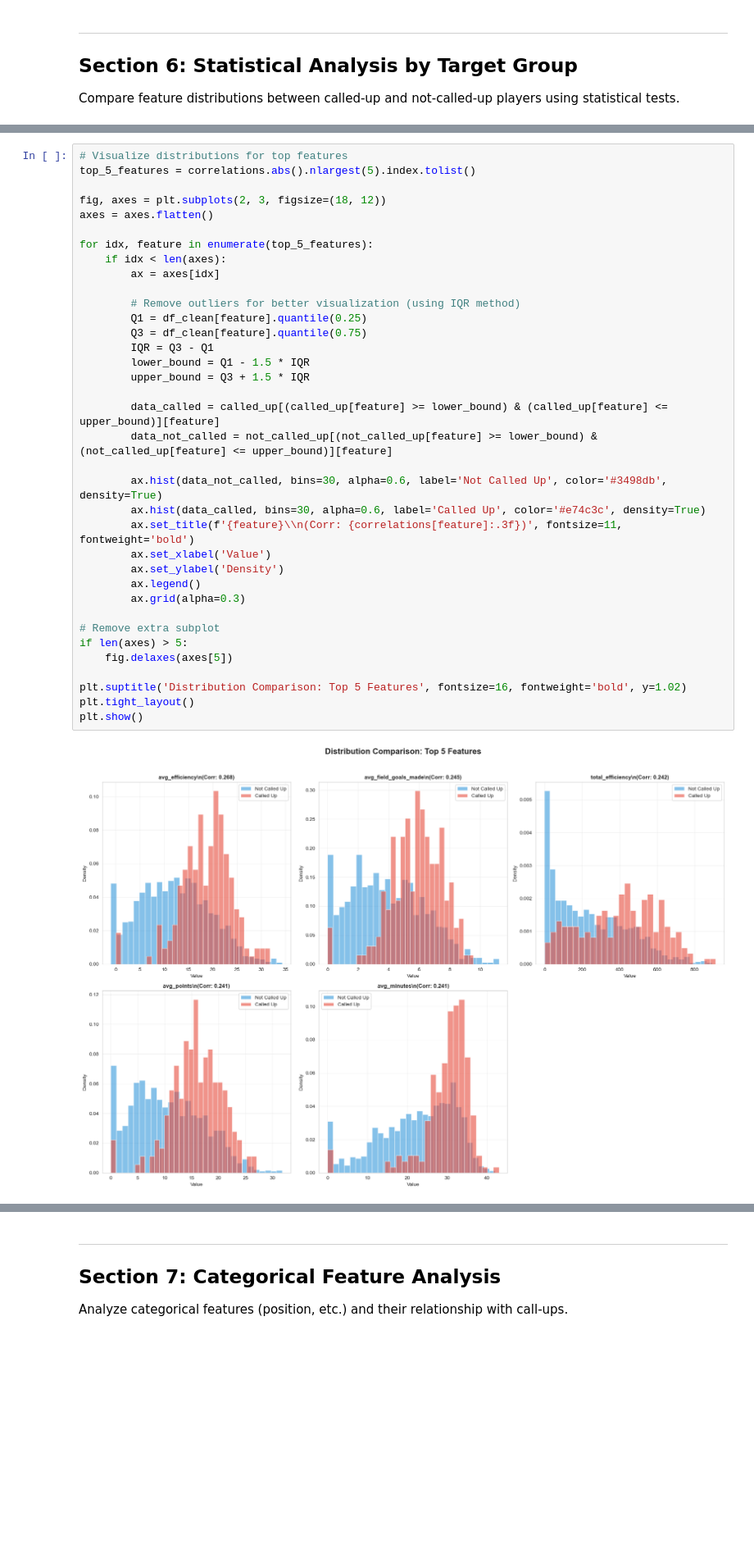
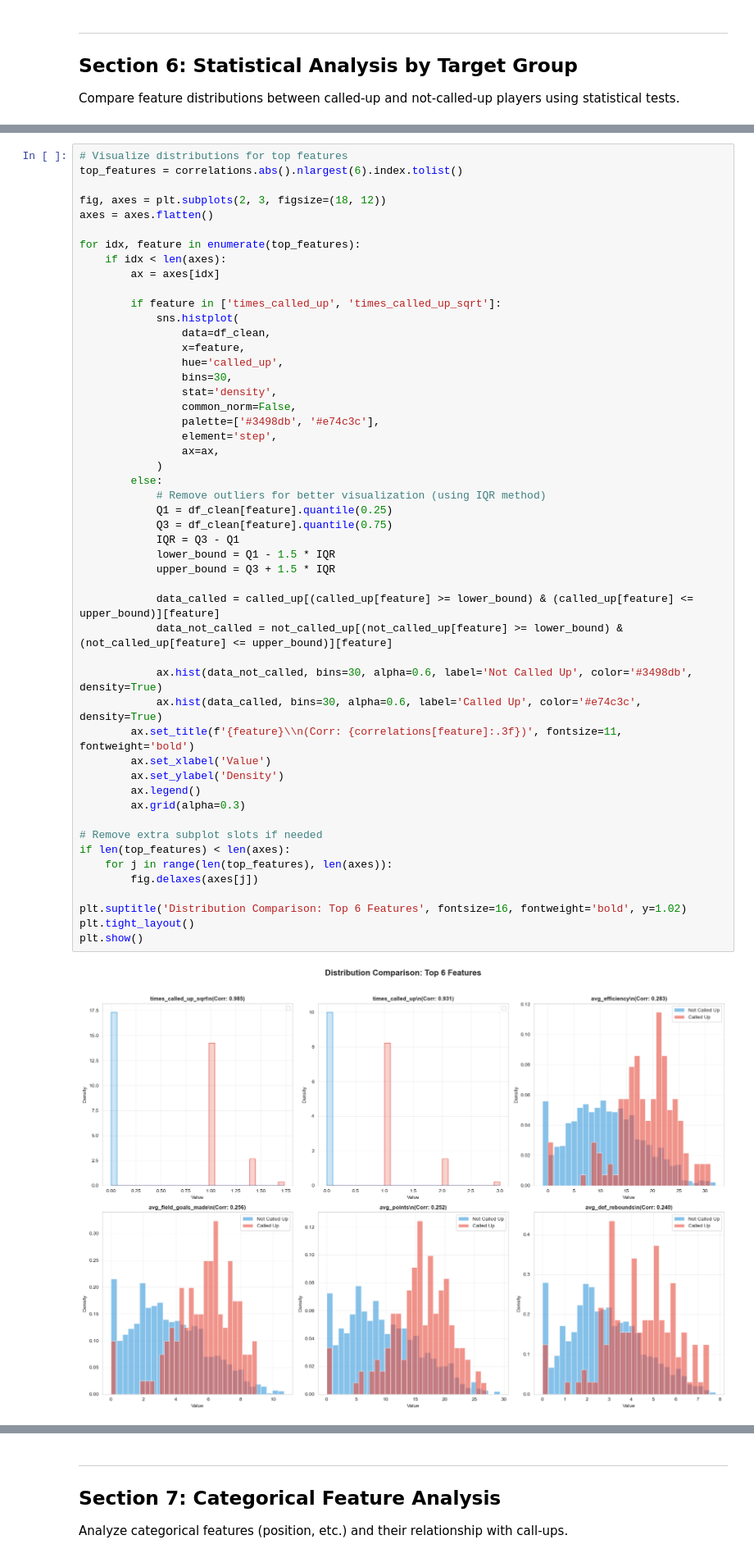
Before and after one commit to anirudh9280/Next-Up, a Jupyter notebook: eda.ipynb, the cells around one changed output, grey strips where cells are left out. Shown: that part at 82% size. Cells and saved outputs as stored; diff of their text form; blank space fills up the shorter version.

```diff
--- a/eda.ipynb
+++ b/eda.ipynb
@@ -551,38 +552,52 @@ total_true_shooting_att      282.856517          176.202241  106.654276 1.369378
 # %%
 # Visualize distributions for top features
-top_5_features = correlations.abs().nlargest(5).index.tolist()
+top_features = correlations.abs().nlargest(6).index.tolist()
 
 fig, axes = plt.subplots(2, 3, figsize=(18, 12))
 axes = axes.flatten()
 
-for idx, feature in enumerate(top_5_features):
+for idx, feature in enumerate(top_features):
     if idx < len(axes):
         ax = axes[idx]
 
-        # Remove outliers for better visualization (using IQR method)
-        Q1 = df_clean[feature].quantile(0.25)
-        Q3 = df_clean[feature].quantile(0.75)
-        IQR = Q3 - Q1
-        lower_bound = Q1 - 1.5 * IQR
-        upper_bound = Q3 + 1.5 * IQR
+        if feature in ['times_called_up', 'times_called_up_sqrt']:
+            sns.histplot(
+                data=df_clean,
+                x=feature,
+                hue='called_up',
+                bins=30,
+                stat='density',
+                common_norm=False,
+                palette=['#3498db', '#e74c3c'],
+                element='step',
+                ax=ax,
+            )
+        else:
+            # Remove outliers for better visualization (using IQR method)
+            Q1 = df_clean[feature].quantile(0.25)
+            Q3 = df_clean[feature].quantile(0.75)
+            IQR = Q3 - Q1
+            lower_bound = Q1 - 1.5 * IQR
+            upper_bound = Q3 + 1.5 * IQR
 
-        data_called = called_up[(called_up[feature] >= lower_bound) & (called_up[feature] <= upper_bound)][feature]
-        data_not_called = not_called_up[(not_called_up[feature] >= lower_bound) & (not_called_up[feature] <= upper_bound)][feature]
+            data_called = called_up[(called_up[feature] >= lower_bound) & (called_up[feature] <= upper_bound)][feature]
+            data_not_called = not_called_up[(not_called_up[feature] >= lower_bound) & (not_called_up[feature] <= upper_bound)][feature]
 
-        ax.hist(data_not_called, bins=30, alpha=0.6, label='Not Called Up', color='#3498db', density=True)
-        ax.hist(data_called, bins=30, alpha=0.6, label='Called Up', color='#e74c3c', density=True)
+            ax.hist(data_not_called, bins=30, alpha=0.6, label='Not Called Up', color='#3498db', density=True)
+            ax.hist(data_called, bins=30, alpha=0.6, label='Called Up', color='#e74c3c', density=True)
         ax.set_title(f'{feature}\\n(Corr: {correlations[feature]:.3f})', fontsize=11, fontweight='bold')
         ax.set_xlabel('Value')
         ax.set_ylabel('Density')
         ax.legend()
         ax.grid(alpha=0.3)
 
-# Remove extra subplot
-if len(axes) > 5:
-    fig.delaxes(axes[5])
+# Remove extra subplot slots if needed
+if len(top_features) < len(axes):
+    for j in range(len(top_features), len(axes)):
+        fig.delaxes(axes[j])
 
-plt.suptitle('Distribution Comparison: Top 5 Features', fontsize=16, fontweight='bold', y=1.02)
+plt.suptitle('Distribution Comparison: Top 6 Features', fontsize=16, fontweight='bold', y=1.02)
 plt.tight_layout()
 plt.show()
 # %% [output]
-[figure, old version]
+[figure, new version]
```
Also changed, not shown: parts of 20 cells of this notebook, 10 other files.
